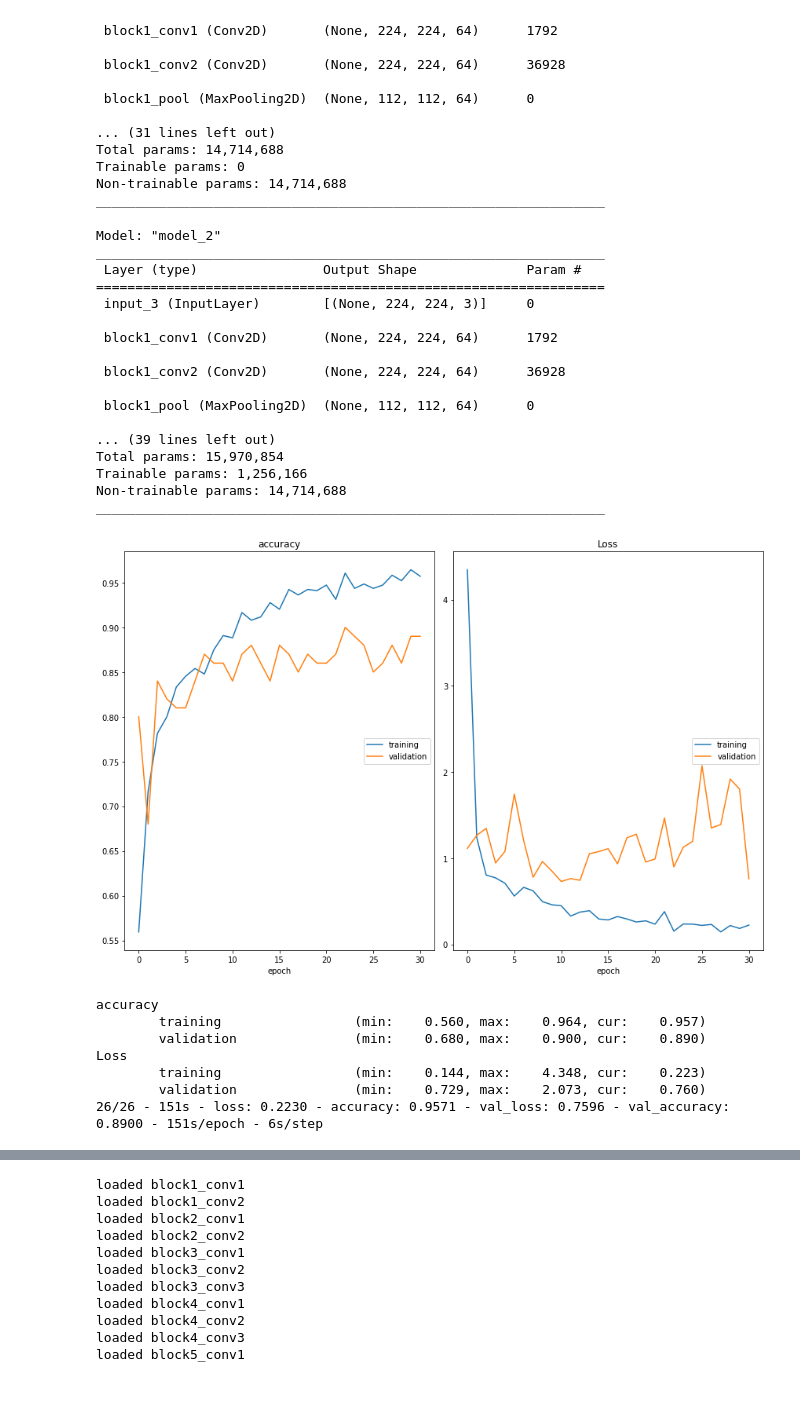
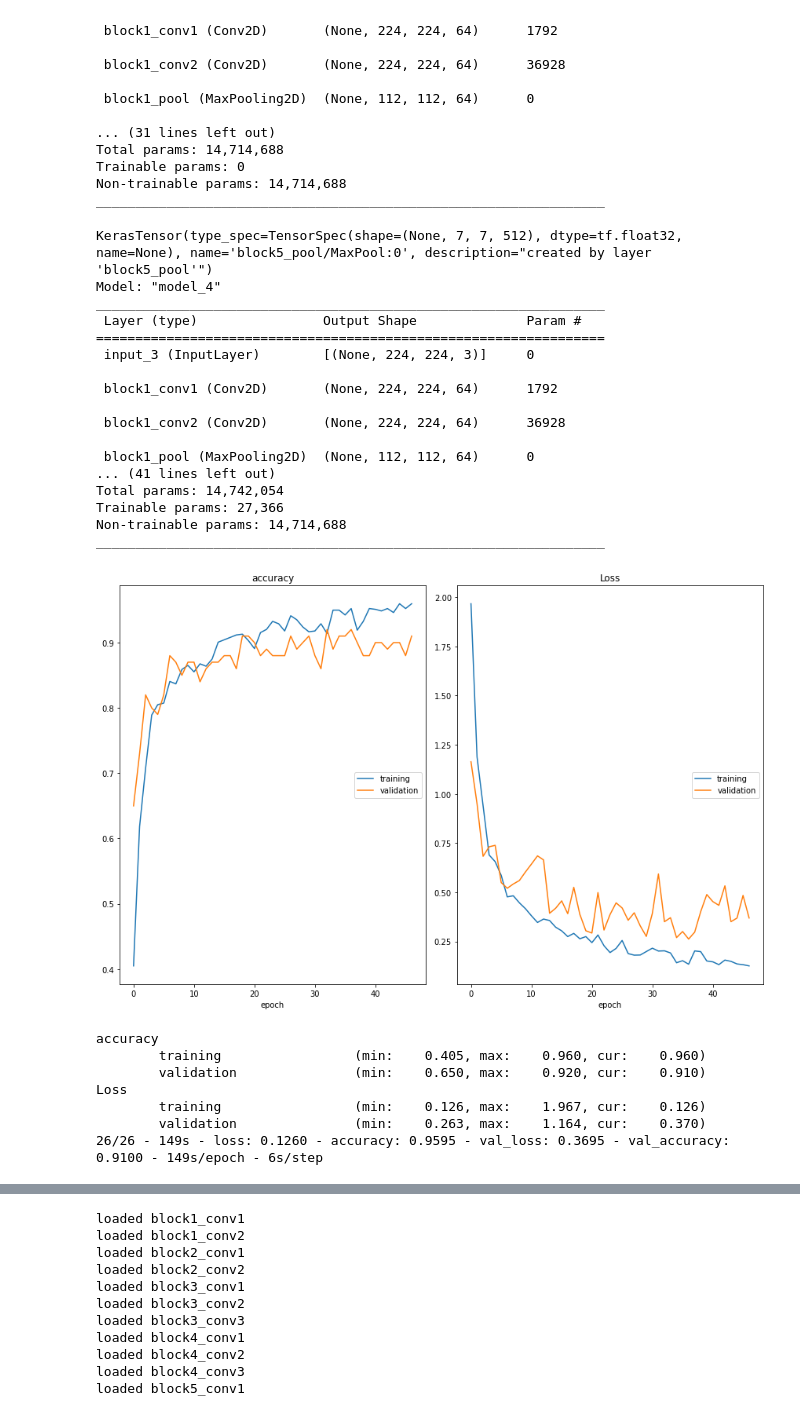
Before and after one commit to igonzf06/ros_computervision, a Jupyter notebook: CNN/tfm_transferlearning.ipynb, the cells around one changed output, grey strips where cells are left out. Cells and saved outputs as stored; diff of their text form; code cells hidden in the pictures.

```diff
--- a/CNN/tfm_transferlearning.ipynb
+++ b/CNN/tfm_transferlearning.ipynb
@@ -80,0 +118,11 @@ Found 106 images belonging to 6 classes.
+# %%
+from sklearn.utils import compute_class_weight
+import numpy as np
+
+class_weights = compute_class_weight(
+                                        class_weight = "balanced",
+                                        classes = np.unique(train_classes),
+                                        y = train_classes
+                                    )
+class_weights = dict(zip(np.unique(train_classes), class_weights))
+class_weights
@@ -153,14 +208,16 @@ Trainable params: 0
 Non-trainable params: 14,714,688
 _________________________________________________________________
 # %%
-from tensorflow.keras.layers import Dense, Flatten, Dropout, BatchNormalization
+from tensorflow.keras.layers import Dense, Flatten, Dropout, BatchNormalization, GlobalAveragePooling2D
 from tensorflow.keras.models import Model
 
 # save the output of the last layer to be the input of the next layer
 last_layer = base_model.output
+print(last_layer)
 
 # flatten the classifier input which is output of the last layer of VGG16 model
-x = Flatten(name="flatten")(last_layer)
+#x = Flatten(name="flatten")(last_layer)
+x = GlobalAveragePooling2D()(last_layer)
 
 # add two FC layers, 50 and 20 units and relu activation
 x = Dense(50, activation='relu')(x)
@@ -174,7 +231,8 @@ vgg_model = Model(inputs=base_model.input, outputs=x)
 # print the new_model summary
 new_model.summary()
 # %% [output]
-Model: "model_2"
+KerasTensor(type_spec=TensorSpec(shape=(None, 7, 7, 512), dtype=tf.float32, name=None), name='block5_pool/MaxPool:0', description="created by layer 'block5_pool'")
+Model: "model_4"
 _________________________________________________________________
  Layer (type)                Output Shape              Param #
 =================================================================
@@ -185,14 +243,14 @@ _________________________________________________________________
  block1_conv2 (Conv2D)       (None, 224, 224, 64)      36928
 
  block1_pool (MaxPooling2D)  (None, 112, 112, 64)      0
-
-... (39 lines left out)
-Total params: 15,970,854
-Trainable params: 1,256,166
+... (41 lines left out)
+Total params: 14,742,054
+Trainable params: 27,366
 Non-trainable params: 14,714,688
 _________________________________________________________________
 # %%
-new_model.compile(optimizer='rmsprop', loss='categorical_crossentropy', metrics=['accuracy'])
+#new_model.compile(optimizer='rmsprop', loss='categorical_crossentropy', metrics=['accuracy'])
+new_model.compile(optimizer='adam', loss='categorical_crossentropy', metrics=['accuracy'])
 # %%
 from livelossplot.inputs.keras import PlotLossesCallback
 plot_loss = PlotLossesCallback()
@@ -202,22 +260,22 @@ from tensorflow.keras.callbacks import Callback, ModelCheckpoint, EarlyStopping
 from tensorflow.keras import backend as K
 
 early_stop = EarlyStopping(monitor='val_loss',
-                           patience=20,
+                           patience=10,
                            restore_best_weights=True,
                            mode='min')
 
 checkpoint = ModelCheckpoint('logs/ep{epoch:03}-val_accuracy{val_accuracy:.3f}.h5', monitor='val_accuracy',save_best_only=True, verbose=1)
 # %%
-history = new_model.fit(train_generator, batch_size=batch_size, validation_data=validation_generator, epochs=100, verbose=2, callbacks=[checkpoint, early_stop, plot_loss])
+history = new_model.fit(train_generator, class_weight=class_weights, batch_size=batch_size, validation_data=validation_generator, epochs=100, verbose=2, callbacks=[checkpoint, early_stop, plot_loss])
 # %% [output]
-[figure, old version]
+[figure, new version]
 accuracy
-        training                 (min:    0.560, max:    0.964, cur:    0.957)
-        validation               (min:    0.680, max:    0.900, cur:    0.890)
+        training                 (min:    0.405, max:    0.960, cur:    0.960)
+        validation               (min:    0.650, max:    0.920, cur:    0.910)
 Loss
-        training                 (min:    0.144, max:    4.348, cur:    0.223)
-        validation               (min:    0.729, max:    2.073, cur:    0.760)
-26/26 - 151s - loss: 0.2230 - accuracy: 0.9571 - val_loss: 0.7596 - val_accuracy: 0.8900 - 151s/epoch - 6s/step
+        training                 (min:    0.126, max:    1.967, cur:    0.126)
+        validation               (min:    0.263, max:    1.164, cur:    0.370)
+26/26 - 149s - loss: 0.1260 - accuracy: 0.9595 - val_loss: 0.3695 - val_accuracy: 0.9100 - 149s/epoch - 6s/step
 # %%
 plt.plot(history.history['accuracy'])
 plt.plot(history.history['val_accuracy'])
```
Also changed, not shown: parts of 32 cells of this notebook, 9 other files.
